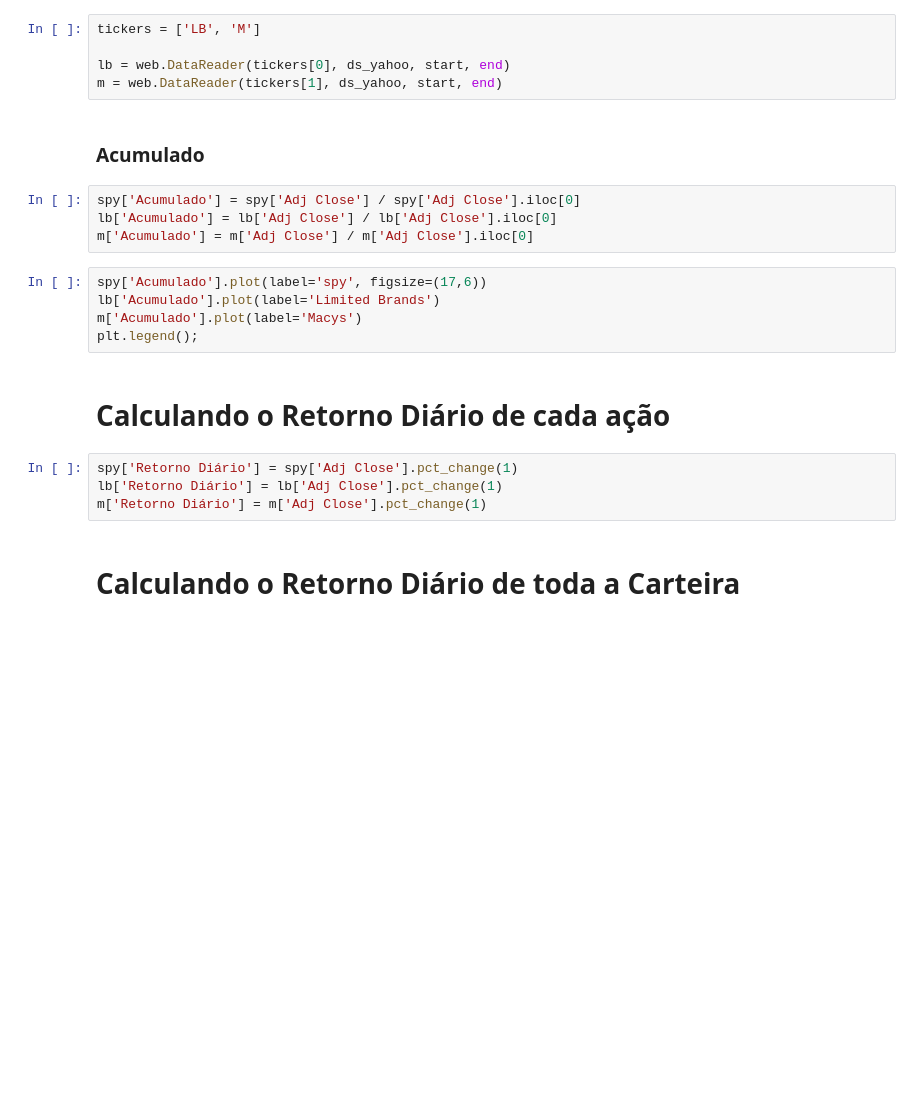
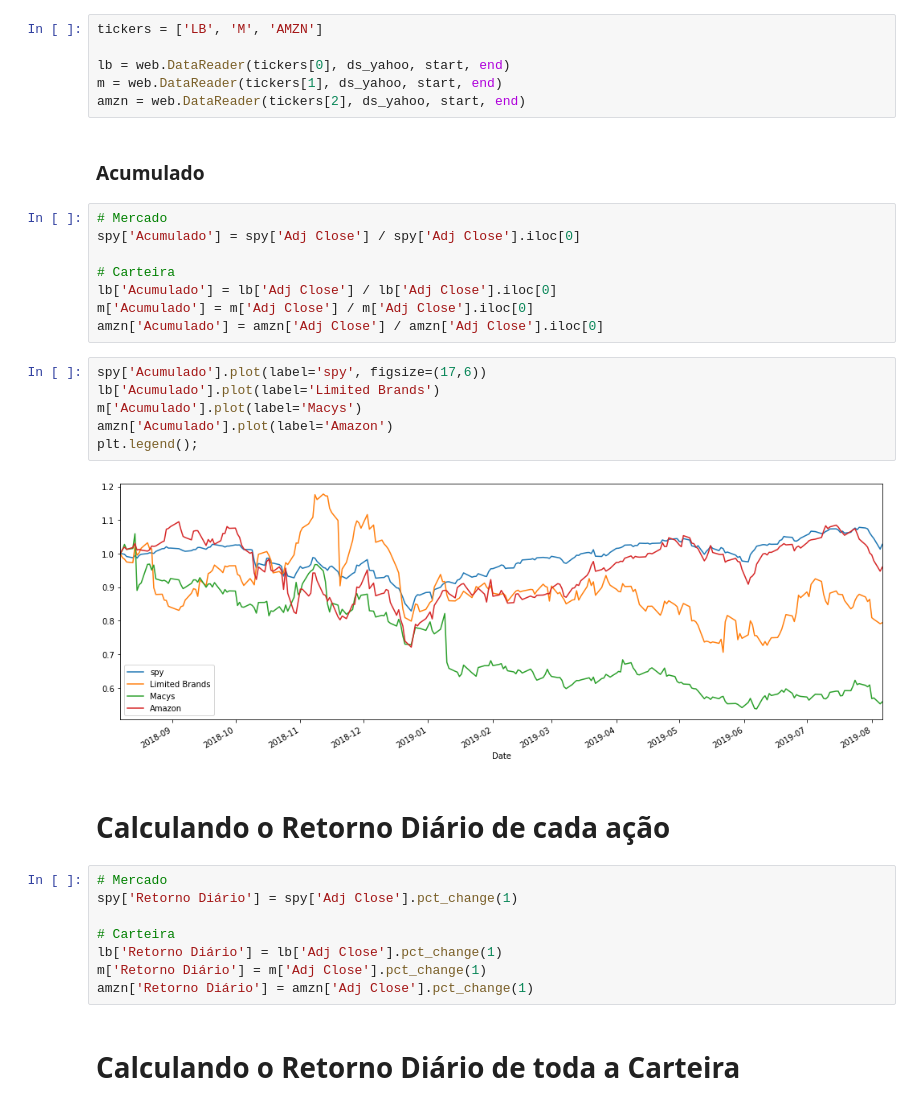
Before and after one commit to albertoivo/nossasrotas-finance, a Jupyter notebook: CAPM-EUA.ipynb, the cells around one changed output. Saved outputs shown, nothing was run; the diff lists cells and outputs as text; blank space fills up the shorter version.

```diff
--- a/CAPM-EUA.ipynb
+++ b/CAPM-EUA.ipynb
@@ -22,27 +22,39 @@ spy = web.DataReader('SPY', ds_yahoo, start, end)
 # %% [markdown]
 ### Carteira de Ações
 # %%
-tickers = ['LB', 'M']
+tickers = ['LB', 'M', 'AMZN']
 
 lb = web.DataReader(tickers[0], ds_yahoo, start, end)
 m = web.DataReader(tickers[1], ds_yahoo, start, end)
+amzn = web.DataReader(tickers[2], ds_yahoo, start, end)
 # %% [markdown]
 ### Acumulado
 # %%
+# Mercado
 spy['Acumulado'] = spy['Adj Close'] / spy['Adj Close'].iloc[0]
+
+# Carteira
 lb['Acumulado'] = lb['Adj Close'] / lb['Adj Close'].iloc[0]
 m['Acumulado'] = m['Adj Close'] / m['Adj Close'].iloc[0]
+amzn['Acumulado'] = amzn['Adj Close'] / amzn['Adj Close'].iloc[0]
 # %%
 spy['Acumulado'].plot(label='spy', figsize=(17,6))
 lb['Acumulado'].plot(label='Limited Brands')
 m['Acumulado'].plot(label='Macys')
+amzn['Acumulado'].plot(label='Amazon')
 plt.legend();
+# %% [output]
+[figure, added]
 # %% [markdown]
 # Calculando o Retorno Diário de cada ação
 # %%
+# Mercado
 spy['Retorno Diário'] = spy['Adj Close'].pct_change(1)
+
+# Carteira
 lb['Retorno Diário'] = lb['Adj Close'].pct_change(1)
 m['Retorno Diário'] = m['Adj Close'].pct_change(1)
+amzn['Retorno Diário'] = amzn['Adj Close'].pct_change(1)
 # %% [markdown]
 # Calculando o Retorno Diário de toda a Carteira
 # %% [markdown]
```
Also changed, not shown: parts of 18 cells of this notebook, 3 other files.
